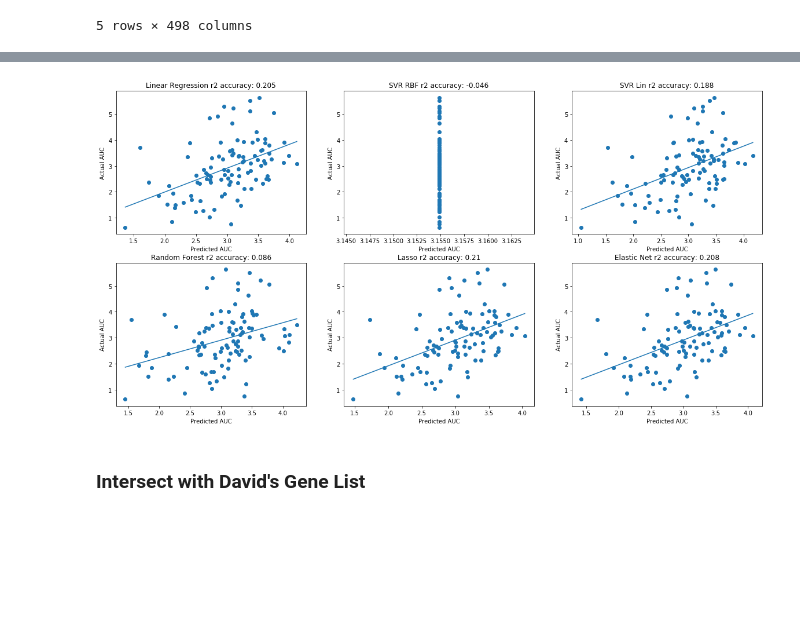
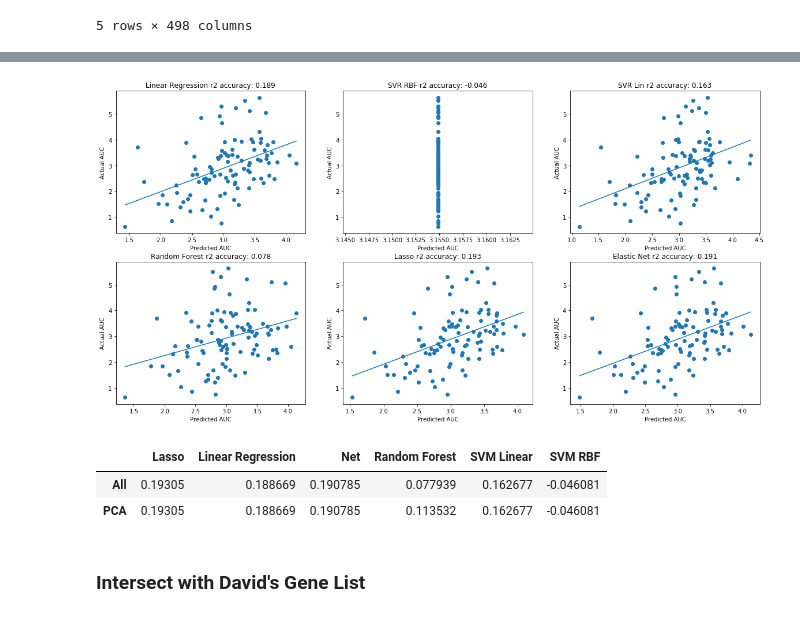
Before and after one commit to charlesriver/radiation, a Jupyter notebook: 498 Dataset.ipynb, the cells around one changed output, grey strips where cells are left out. Saved outputs shown, nothing was run; the diff lists cells and outputs as text; code cells hidden in the pictures; blank space fills up the shorter version.

```diff
--- a/498 Dataset.ipynb
+++ b/498 Dataset.ipynb
@@ -240,22 +240,35 @@ y_test = y_test.flatten()
 y_train = y_train.flatten()
 # %%
 # calculated r_2 values
-y_pred_linreg_PCA, r2_linreg_PCA = test_model (linreg)
-y_pred_svr_rbf_PCA, r2_svr_rbf_PCA = test_model (svr_rbf)
-y_pred_svr_lin_PCA, r2_svr_lin_PCA = test_model (svr_lin)
-y_pred_rf_PCA, r2_rf_PCA = test_model (rf)
-y_pred_lasso_PCA, r2_lasso_PCA = test_model (lasso)
-y_pred_net_PCA, r2_net_PCA = test_model (net)
+y_pred_linreg, r2_linreg = test_model (linreg)
+y_pred_svr_rbf, r2_svr_rbf = test_model (svr_rbf)
+y_pred_svr_lin, r2_svr_lin = test_model (svr_lin)
+y_pred_rf, r2_rf = test_model (rf)
+y_pred_lasso, r2_lasso = test_model (lasso)
+y_pred_net, r2_net = test_model (net)
 
 fig_all, ax = plt.subplots(2, 3, figsize=(20, 10))
-ax[0,0] = draw_plot (ax[0,0], y_pred_linreg_PCA, "Linear Regression", r2_linreg_PCA)
-ax[0,1] = draw_plot (ax[0,1], y_pred_svr_rbf_PCA, "SVR RBF", r2_svr_rbf_PCA)
-ax[0,2] = draw_plot (ax[0,2], y_pred_svr_lin_PCA, "SVR Lin", r2_svr_lin_PCA)
-ax[1,0] = draw_plot (ax[1,0], y_pred_rf_PCA, "Random Forest", r2_rf_PCA)
-ax[1,1] = draw_plot (ax[1,1], y_pred_lasso_PCA, "Lasso", r2_lasso_PCA)
-ax[1,2] = draw_plot (ax[1,2], y_pred_net_PCA, "Elastic Net", r2_net_PCA)
+ax[0,0] = draw_plot (ax[0,0], y_pred_linreg, "Linear Regression", r2_linreg)
+ax[0,1] = draw_plot (ax[0,1], y_pred_svr_rbf, "SVR RBF", r2_svr_rbf)
+ax[0,2] = draw_plot (ax[0,2], y_pred_svr_lin, "SVR Lin", r2_svr_lin)
+ax[1,0] = draw_plot (ax[1,0], y_pred_rf, "Random Forest", r2_rf)
+ax[1,1] = draw_plot (ax[1,1], y_pred_lasso, "Lasso", r2_lasso)
+ax[1,2] = draw_plot (ax[1,2], y_pred_net, "Elastic Net", r2_net)
 # %% [output]
-[figure, old version]
+[figure, new version]
+# %%
+score_df = pd.DataFrame({'Linear Regression': [r2_linreg, r2_linreg_PCA],
+                         'SVM RBF': [r2_svr_rbf, r2_svr_rbf_PCA],
+                         'SVM Linear': [r2_svr_lin, r2_svr_lin_PCA],
+                         'Random Forest': [r2_rf,r2_rf_PCA],
+                         'Lasso': [r2_lasso, r2_lasso_PCA],
+                         'Net': [r2_net, r2_net_PCA]},
+                       index=["All", "PCA"])
+score_df
+# %% [output]
+|  | Lasso | Linear Regression | Net | Random Forest | SVM Linear | SVM RBF |
+| All | 0.19305 | 0.188669 | 0.190785 | 0.077939 | 0.162677 | -0.046081 |
+| PCA | 0.19305 | 0.188669 | 0.190785 | 0.113532 | 0.162677 | -0.046081 |
 # %% [markdown]
 ### Intersect with David's Gene List
 # %% [markdown]
```
Also changed, not shown: parts of 6 cells of this notebook, 3 other files.
